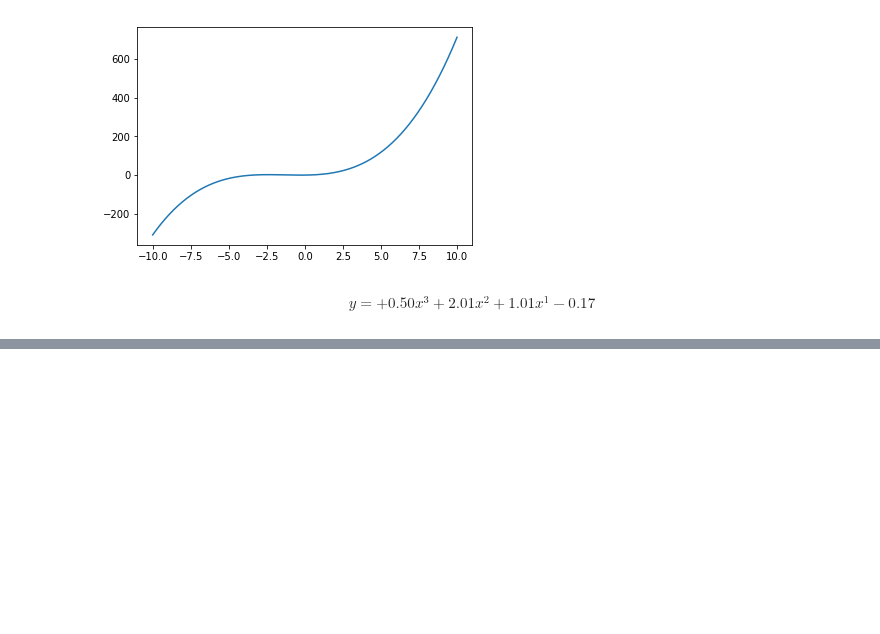
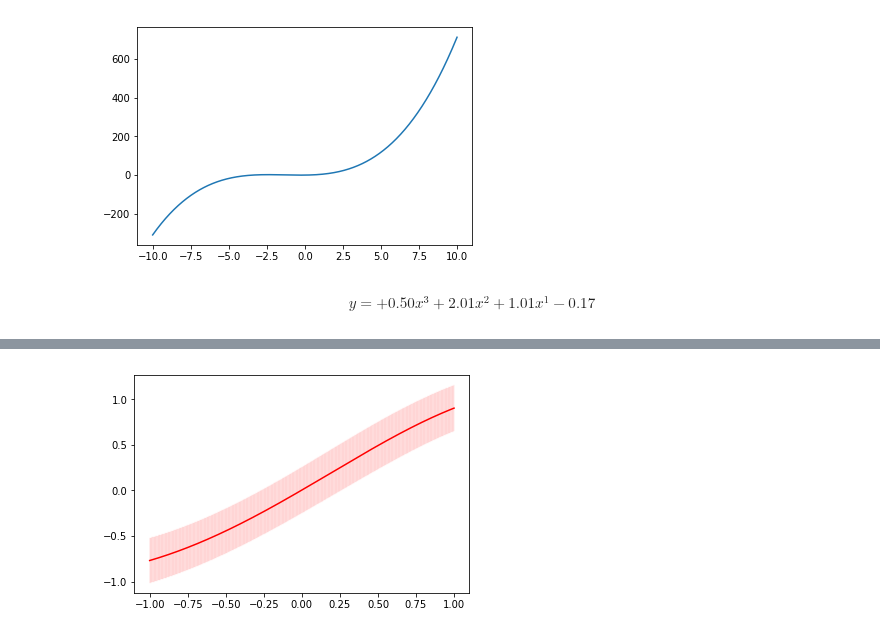
Before and after one commit to csielee/2018ML, a Jupyter notebook: HW3/HW3.ipynb, the cells around one changed output, grey strips where cells are left out. Cells and saved outputs as stored; diff of their text form; code cells hidden in the pictures; blank space fills up the shorter version.

```diff
--- a/HW3/HW3.ipynb
+++ b/HW3/HW3.ipynb
@@ -642,0 +671,8 @@ plt.show()
+# %%
+%%time
+# many vertical lines
+plt.plot([x,x],[list(map(lambda x:x[0]-x[1], zip(y,var))), list(map(lambda x:x[0]+x[1], zip(y,var)))], 'r', linewidth=0.05)
+plt.plot(x,y,'r')
+plt.show()
+# %% [output]
+[figure, added]
```
Also changed, not shown: parts of 5 cells of this notebook.
